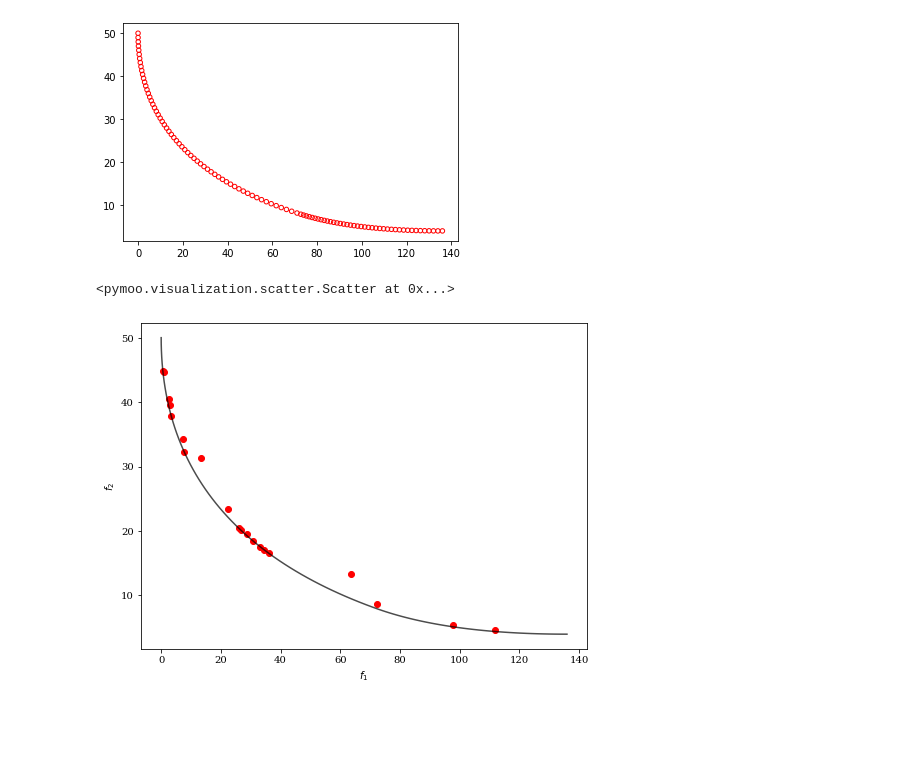
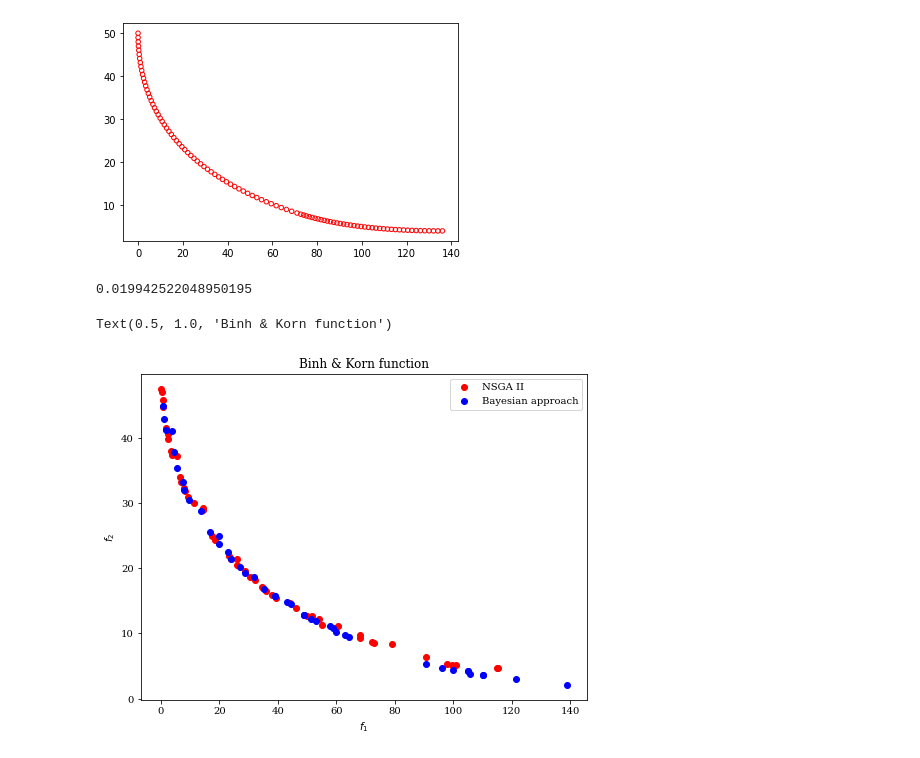
Before and after one commit to Negfir/Bayesian-GA, a Jupyter notebook: PGM_Transformer.ipynb, the cells around one changed output. Drawn from its saved outputs; the diff is of its cells as text; code cells hidden in the pictures; blank space fills up the shorter version.

```diff
--- a/PGM_Transformer.ipynb
+++ b/PGM_Transformer.ipynb
@@ -649,0 +916,5 @@ print(f1_,f2_)
+# %%
+def fitnessFunction (X):
+  return transformerFit(X)
+chrom,ft,paretoFront = normalOptimizer(variables,POP_SIZE=30,gens=4)
+bbb = pd.DataFrame(ft).to_csv("gdrive/MyDrive/fit_normal.csv")
@@ -649,0 +1083,6 @@ print(f1_,f2_)
+# %%
+def fitnessFunction (X):
+  return list(problem.evaluate(X)[0])
+  # return transformerFit(X)
+
+chrom,ft,paretoFront = bayesianOptimizer(variables,algorithm='greedy' ,POP_SIZE=200,gens=4)
@@ -649,0 +1108,12 @@ print(f1_,f2_)
+# %%
+# ft = pd.read_csv("gdrive/MyDrive/fit_greedy_4.csv").to_numpy()[:,1:6]
+print(ft.shape)
+f1 =list(ft[:,2].astype(float))
+f2 = list(ft[:,3].astype(float))
+
+
+plt.scatter(list(f2), list(f1), marker='o')
+f1_ = np.array(f1)
+f2_ = np.array(f2)
+idx = non_dominated_sorting_algorithm(f1, f2)
+print(idx)
@@ -666,23 +1201,34 @@ def fitnessFunction (X):
 # %%
 from pymoo.algorithms.nsga2 import NSGA2
 from pymoo.factory import get_problem, get_sampling, get_crossover, get_mutation
 from pymoo.optimize import minimize
 from pymoo.visualization.scatter import Scatter
+from pymoo.util.misc import stack
+from pymoo.model.problem import Problem
 
-problem = get_problem("bnh")
 
-algorithm = NSGA2(pop_size=20)
+
+tic = time.time()
+algorithm = NSGA2(pop_size=50)
 
 res = minimize(problem,
                algorithm,
-               ('n_gen', 2),
+               ('n_gen', 3),
                seed=1,
                verbose=False)
-
+latency = time.time() - tic
+print(latency)
 plot = Scatter()
-plot.add(problem.pareto_front(), plot_type="line", color="black", alpha=0.7)
+# plot.add(problem.pareto_front(), plot_type="line", color="black", alpha=0.1)
 plot.add(res.F, color="red")
 plot.show()
+problem.pareto_front()[:,1]
+
+plt.scatter(f1_, f2_, marker='o', color='b')
+
+plt.legend(['NSGA II', 'Bayesian approach'], loc='best')
+plt.title('Binh & Korn function')
 # %% [output]
-<pymoo.visualization.scatter.Scatter at 0x...>
+0.019942522048950195
+Text(0.5, 1.0, 'Binh & Korn function')
-[figure, old version]
+[figure, new version]
```
Also changed, not shown: parts of 41 cells of this notebook.
